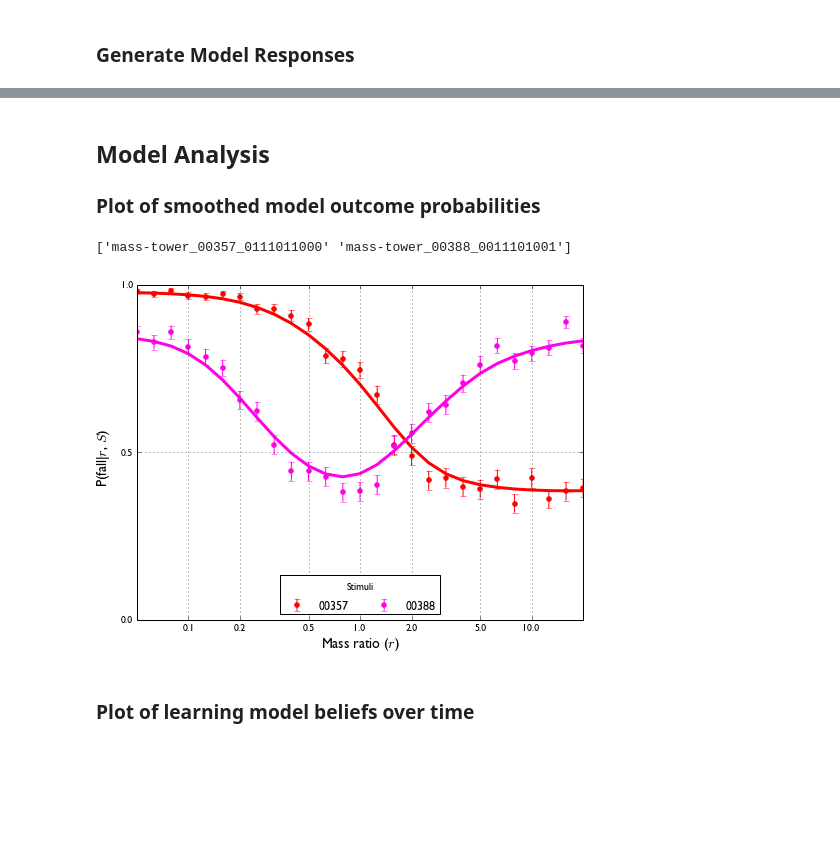
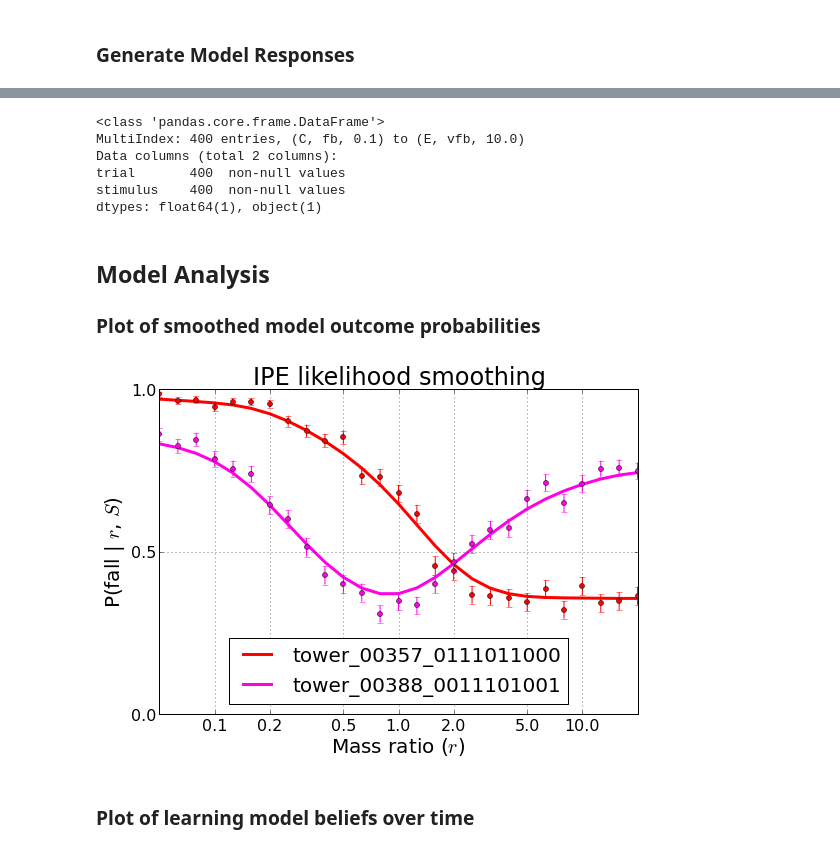
Before and after one commit to berkeley-cocosci/mass-inference, a Jupyter notebook: analysis/analyze-stability-learning.ipynb, the cells around one changed output, grey strips where cells are left out. Drawn from its saved outputs; the diff is of its cells as text; code cells hidden in the pictures; blank space fills up the shorter version.

```diff
--- a/analysis/analyze-stability-learning.ipynb
+++ b/analysis/analyze-stability-learning.ipynb
@@ -149,0 +150,15 @@ n_cond = len(conds)
+# %%
+# extract information about each different condition
+condinfo = hexp.groupby(CONDITION).apply(
+    at.get_condition_info
+).stack().reset_index('trial')
+condinfo.columns = ['trial', 'stimulus']
+condinfo.sort('trial', inplace=True)
+condinfo
+# %% [output]
+<class 'pandas.core.frame.DataFrame'>
+MultiIndex: 400 entries, (C, fb, 0.1) to (E, vfb, 10.0)
+Data columns (total 2 columns):
+trial       400  non-null values
+stimulus    400  non-null values
+dtypes: float64(1), object(1)
@@ -150,23 +179,51 @@ n_cond = len(conds)
 # %% [markdown]
 ## Model Analysis
 ### Plot of smoothed model outcome probabilities
-# %%
-fig = plt.figure(1)
-plt.clf()
-istim = [
-    list(Stims).index("mass-tower_00357_0111011000"),
-    list(Stims).index("mass-tower_00388_0011101001")
-    ]
-
-print Stims[istim]
-at.plot_smoothing(ipe_samps, Stims, istim, kappas)
-plt.xticks([kappas[x] for x in plot_ticks], plot_ratios)
-fig.set_figwidth(8)
-fig.set_figheight(6)
-
-at.savefig("images/likelihood_smoothing", close=False, ext=['png', 'pdf', 'svg'])
-# %% [output]
-['mass-tower_00357_0111011000' 'mass-tower_00388_0011101001']
-[figure, removed]
+# %%
+ipe_lh = pd.DataFrame({
+    'pfell_mean': (
+	ipe
+	.groupby(level=PARAMS)
+	.agg(at.binom_mean)
+	.stack()
+    ),
+    'pfell_std': (
+	ipe
+	.groupby(level=PARAMS)
+	.agg(at.binom_std)
+	.stack()
+    ),
+    'pfell_smoothed': (
+	ipe
+	.stack('stimulus').unstack('sample')
+	.groupby(level=['sigma', 'phi', 'stimulus'], group_keys=False)
+	.apply(at.pfell_smoothed)
+	.sortlevel()
+    )
+})
+# %%
+def plot_smoothing(lh, ax, colors):
+    stim = lh.name
+    x = lh.unstack().reset_index('kappa')
+    color = colors[stim]
+    line = ax.plot(
+        x.kappa, x.pfell_smoothed,
+        lw=3, color=color, label=stim)
+    points = ax.errorbar(
+        x.kappa, x.pfell_mean, x.pfell_std,
+        ls='', fmt='o', ms=5, color=color)
+    return line, points
+# %%
+plotstims = ["tower_00357_0111011000", "tower_00388_0011101001"]
+colors = at.stim_colors(plotstims)
+fig, ax = plots.smoothing_before()
+(ipe_lh
+ .stack()
+ .unstack('stimulus')[plotstims]
+ .apply(plot_smoothing, args=[ax, colors]))
+plots.smoothing_after(fig, ax)
+savefig("images/likelihood_smoothing", close=False, ext=['png', 'pdf', 'svg'])
+# %% [output]
+[figure, added]
 # %% [markdown]
 ### Plot of learning model beliefs over time
```
Also changed, not shown: parts of 66 cells of this notebook, 3 other files.
